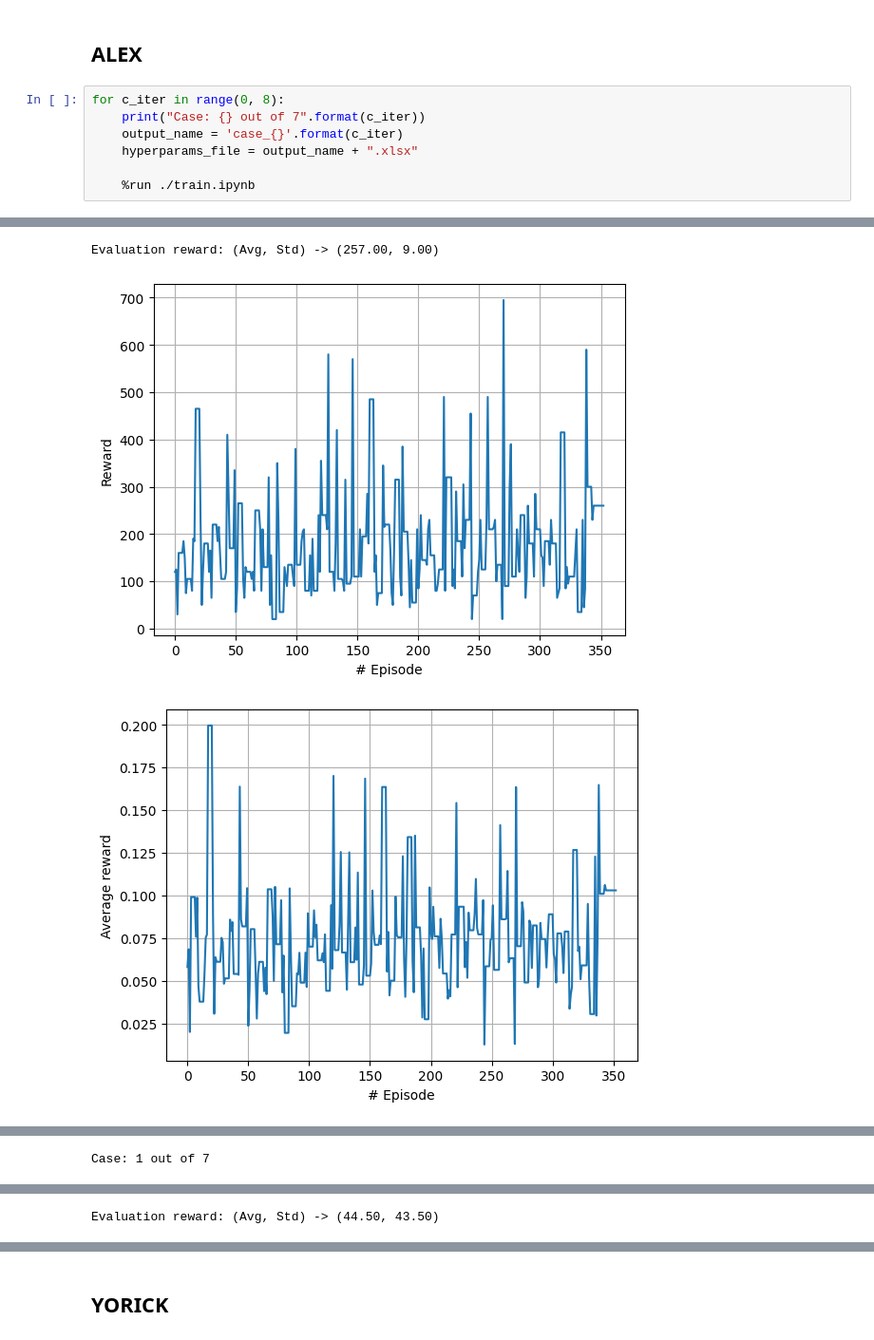
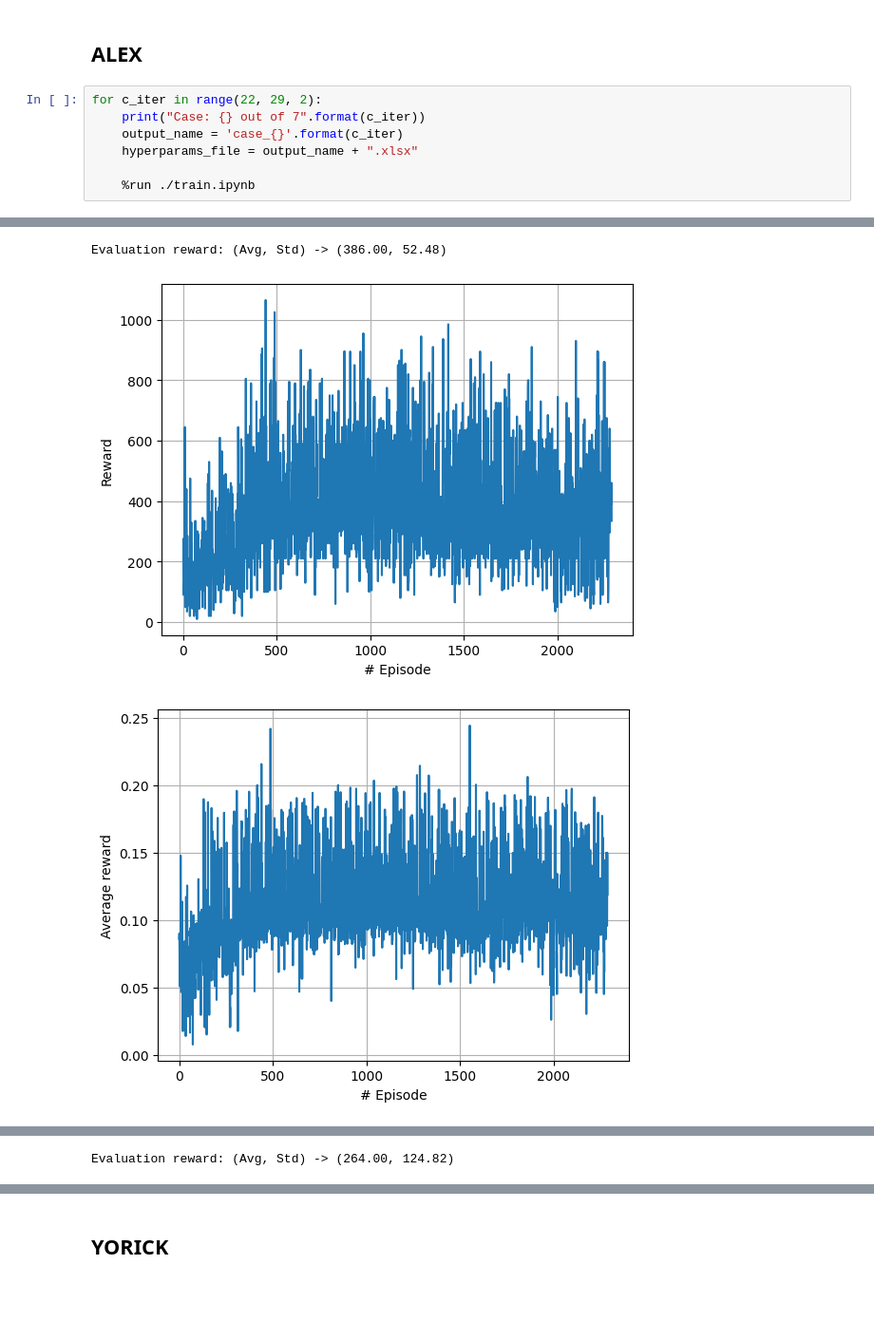
Before and after one commit to oyjuffer/DRL-A2, a Jupyter notebook: grid_search.ipynb, the cells around one changed output, grey strips where cells are left out. Shown at 95% size. Saved outputs shown, nothing was run; the diff lists cells and outputs as text; blank space fills up the shorter version.

```diff
--- a/grid_search.ipynb
+++ b/grid_search.ipynb
@@ -29,7 +29,7 @@ for case, c_iter in zip(cases, range(len(cases))):
 # %% [markdown]
 ## ALEX
 # %%
-for c_iter in range(0, 8):
+for c_iter in range(22, 29, 2):
     print("Case: {} out of 7".format(c_iter))
     output_name = 'case_{}'.format(c_iter)
     hyperparams_file = output_name + ".xlsx"
@@ -40,6 +48,6 @@ Case: 0 out of 7
 [interactive output not drawn]
 [interactive output not drawn]
 [interactive output not drawn]
-Evaluation reward: (Avg, Std) -> (257.00, 9.00)
+Evaluation reward: (Avg, Std) -> (386.00, 52.48)
-[figure, old version]
+[figure, new version]
-[figure, old version]
+[figure, new version]
@@ -46,5 +63,4 @@ Evaluation reward: (Avg, Std) -> (257.00, 9.00)
 [interactive output not drawn]
-Case: 1 out of 7
 [interactive output not drawn]
 [interactive output not drawn]
-Evaluation reward: (Avg, Std) -> (44.50, 43.50)
+Evaluation reward: (Avg, Std) -> (264.00, 124.82)
```
Also changed, not shown: parts of 1 cell of this notebook, 43 other files.
